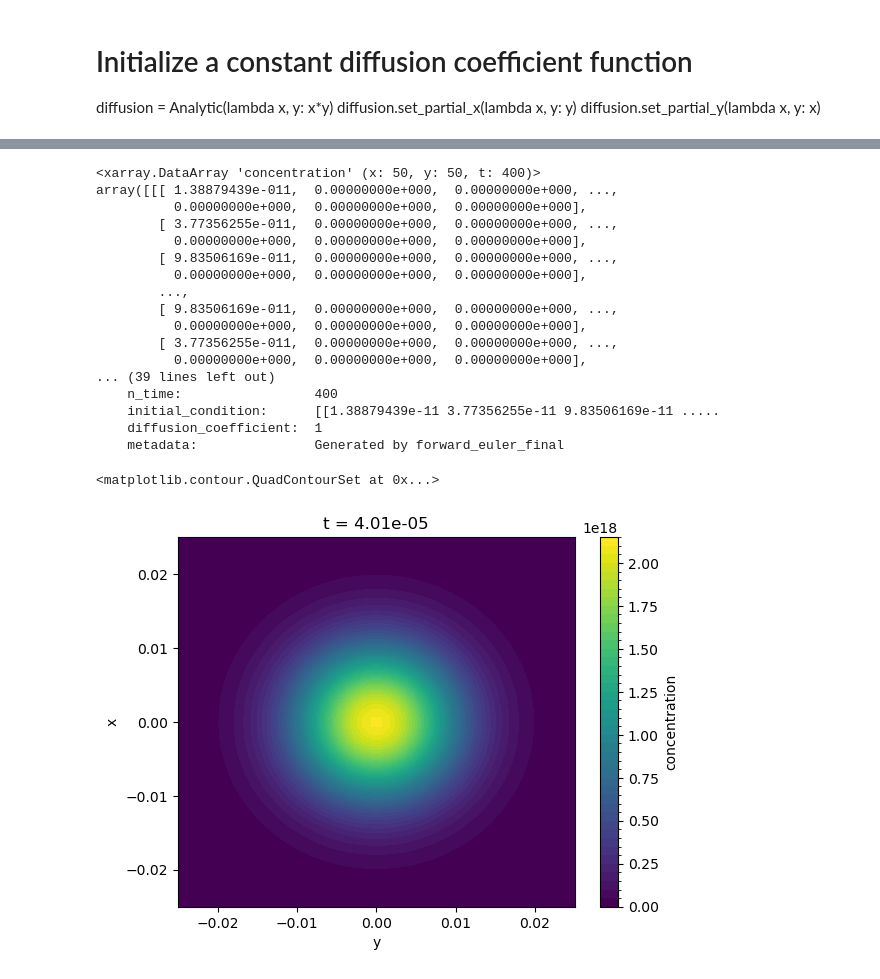
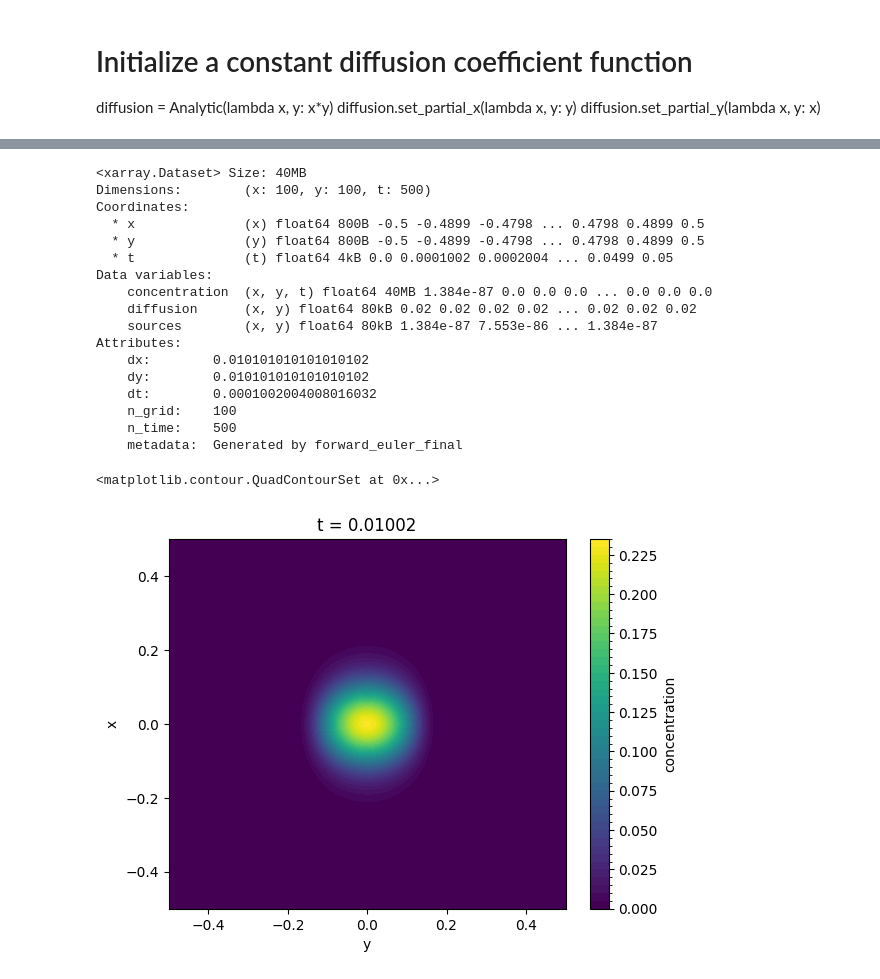
Before and after one commit to fongkenrui/A409_SeleniumDispersion, a Jupyter notebook: FW_test.ipynb, the cells around one changed output, grey strips where cells are left out. Cells and saved outputs as stored; diff of their text form; code cells hidden in the pictures.

```diff
--- a/FW_test.ipynb
+++ b/FW_test.ipynb
@@ -17,9 +13,9 @@ diffusion.set_partial_y(lambda x, y: 0)
 # %%
-n_grid = 50
-n_time = 400
-dt = 0.000001
-dx = 0.001
-dy = 0.001
+n_grid = 100
+n_time = 500
+dt = 0.0001
+dx = 0.01
+dy = 0.01
 
 conc = Quantity2D(
     n_grid,
@@ -32,11 +28,15 @@ conc = Quantity2D(
 xcoords = conc.xcoords
 ycoords = conc.ycoords
 X, Y = np.meshgrid(xcoords, ycoords)
-initial_condition =  1*np.exp(- (X**2 + Y**2)/(0.001*dx*n_grid))
+initial_condition = 1*np.exp(- (X**2 + Y**2)/(0.05*dx*n_grid)**2)
+sources =  1*np.exp(- (X**2 + Y**2)/(0.05*dx*n_grid)**2)
 #initial_condition = np.empty_like(X)
 #initial_condition[n_grid//2, n_grid//2] = 100
+diffarr = 0.02*np.ones((10, 10))
+diffarr[:,4:-4] = 0.2 # Vary along x; partial_x should be constant
+xint = np.linspace(-0.5*n_grid*dx, 0.5*n_grid*dx, 10)
+yint = np.linspace(-0.5*n_grid*dy, 0.5*n_grid*dy, 10)
+diffusion = Interpolate(diffarr, xint, yint, s=0)
 
-fig = plt.figure()
-ax = plt.axes(projection='3d')
-ax.plot_surface(X, Y, initial_condition)
+diffusion.plot_2D(func='func')
 # %% [output]
@@ -45,29 +53,29 @@ ax.plot_surface(X, Y, initial_condition)
 # %%
-result_ds = forward_euler_final(conc, diffusion, initial_condition)
+result_ds = forward_euler_final(conc, diffusion, initial_condition, sources)
 result_ds
 # %% [output]
-<xarray.DataArray 'concentration' (x: 50, y: 50, t: 400)>
-array([[[ 1.38879439e-011,  0.00000000e+000,  0.00000000e+000, ...,
-          0.00000000e+000,  0.00000000e+000,  0.00000000e+000],
-        [ 3.77356255e-011,  0.00000000e+000,  0.00000000e+000, ...,
-          0.00000000e+000,  0.00000000e+000,  0.00000000e+000],
-        [ 9.83506169e-011,  0.00000000e+000,  0.00000000e+000, ...,
-          0.00000000e+000,  0.00000000e+000,  0.00000000e+000],
-        ...,
-        [ 9.83506169e-011,  0.00000000e+000,  0.00000000e+000, ...,
-          0.00000000e+000,  0.00000000e+000,  0.00000000e+000],
-        [ 3.77356255e-011,  0.00000000e+000,  0.00000000e+000, ...,
-          0.00000000e+000,  0.00000000e+000,  0.00000000e+000],
-... (39 lines left out)
-    n_time:                 400
-    initial_condition:      [[1.38879439e-11 3.77356255e-11 9.83506169e-11 .....
-    diffusion_coefficient:  1
-    metadata:               Generated by forward_euler_final
+<xarray.Dataset> Size: 40MB
+Dimensions:        (x: 100, y: 100, t: 500)
+Coordinates:
+  * x              (x) float64 800B -0.5 -0.4899 -0.4798 ... 0.4798 0.4899 0.5
+  * y              (y) float64 800B -0.5 -0.4899 -0.4798 ... 0.4798 0.4899 0.5
+  * t              (t) float64 4kB 0.0 0.0001002 0.0002004 ... 0.0499 0.05
+Data variables:
+    concentration  (x, y, t) float64 40MB 1.384e-87 0.0 0.0 0.0 ... 0.0 0.0 0.0
+    diffusion      (x, y) float64 80kB 0.02 0.02 0.02 0.02 ... 0.02 0.02 0.02
+    sources        (x, y) float64 80kB 1.384e-87 7.553e-86 ... 1.384e-87
+Attributes:
+    dx:        0.010101010101010102
+    dy:        0.010101010101010102
+    dt:        0.0001002004008016032
+    n_grid:    100
+    n_time:    500
+    metadata:  Generated by forward_euler_final
 # %%
-xr.plot.contourf(result_ds.isel(t=40), levels=50)
+xr.plot.contourf(result_ds['concentration'].isel(t=100), levels=50)
 # %% [output]
 <matplotlib.contour.QuadContourSet at 0x...>
-[figure, old version]
+[figure, new version]
 # %%
 fig, ax = plot_mass_conservation(result_ds)
 # %% [output]
```
Also changed, not shown: parts of 10 cells of this notebook, 6 other files.
